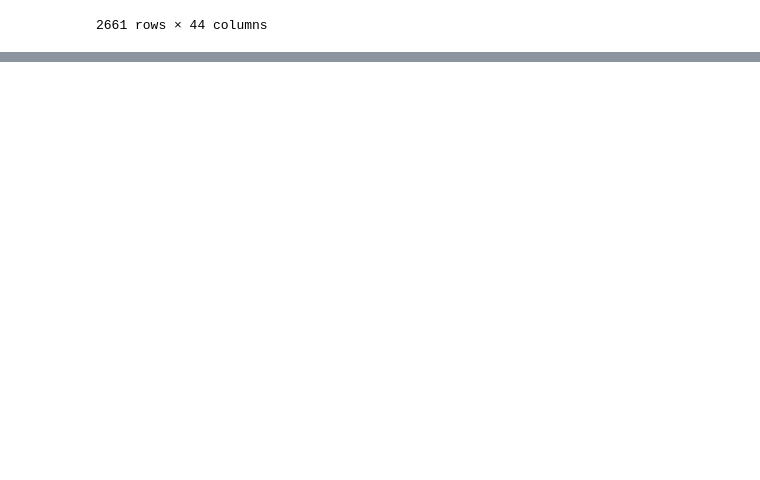
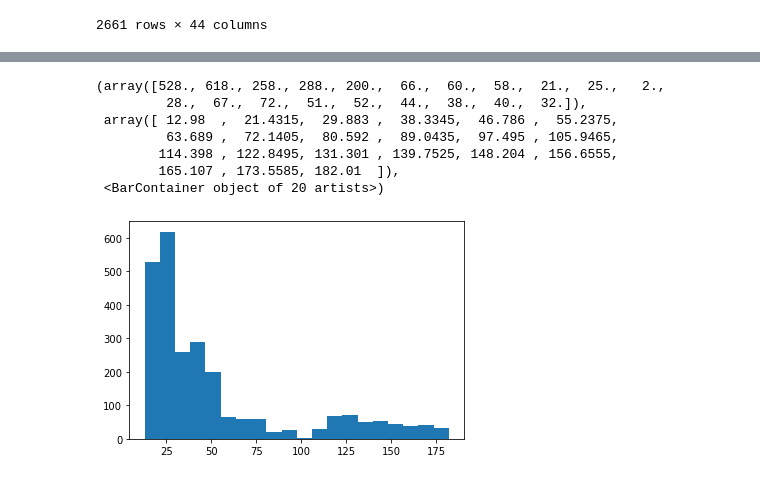
Before and after one commit to VladimirPoplavsky/Stock_Price_prediction, a Jupyter notebook: Data_Cleaning_and_Visualization.ipynb, the cells around one changed output, grey strips where cells are left out. Drawn from its saved outputs; the diff is of its cells as text; code cells hidden in the pictures; blank space fills up the shorter version.

```diff
--- a/Data_Cleaning_and_Visualization.ipynb
+++ b/Data_Cleaning_and_Visualization.ipynb
@@ -44,0 +63,2 @@ df
+# %%
+df.drop('Unnamed: 0', inplace=True, axis=1)
@@ -44,0 +136,3 @@ df
+# %%
+df.dropna(inplace = True, axis=0)
+df.info()
@@ -44,0 +214,11 @@ df
+# %%
+plt.hist(df['AAPL Close'], bins = 20)
+# %% [output]
+(array([528., 618., 258., 288., 200.,  66.,  60.,  58.,  21.,  25.,   2.,
+         28.,  67.,  72.,  51.,  52.,  44.,  38.,  40.,  32.]),
+ array([ 12.98  ,  21.4315,  29.883 ,  38.3345,  46.786 ,  55.2375,
+         63.689 ,  72.1405,  80.592 ,  89.0435,  97.495 , 105.9465,
+        114.398 , 122.8495, 131.301 , 139.7525, 148.204 , 156.6555,
+        165.107 , 173.5585, 182.01  ]),
+ <BarContainer object of 20 artists>)
+[figure, added]
```
Also changed, not shown: parts of 12 cells of this notebook, 1 other file.
